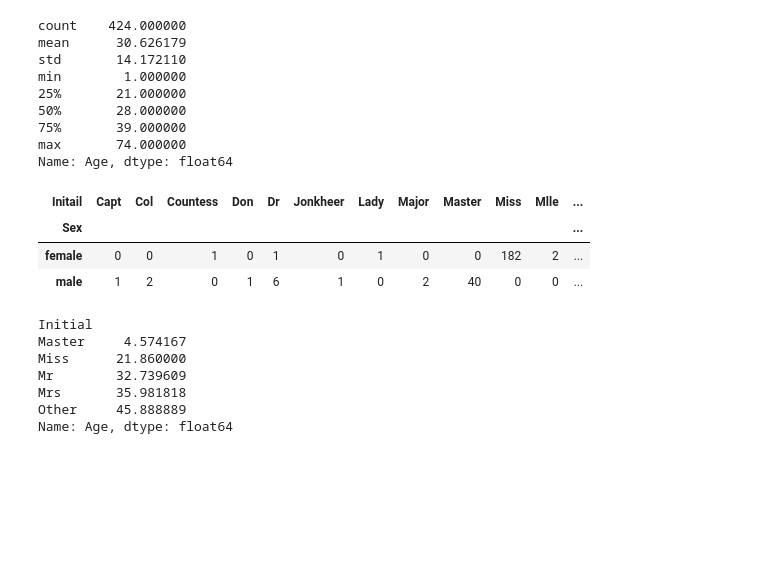
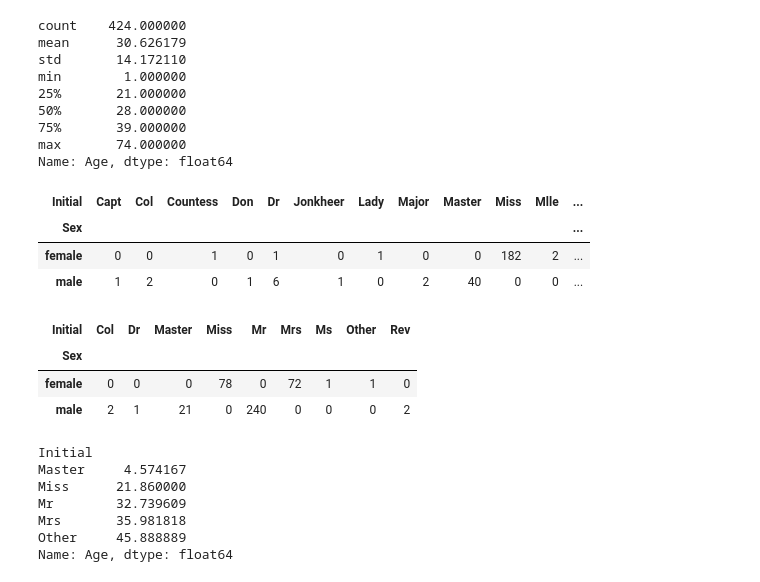
Before and after one commit to volynvlad/jup-notebook, a Jupyter notebook: kaggle/Titanic/titanic_08.02.20.ipynb, the cells around one changed output. Cells and saved outputs as stored; diff of their text form; code cells hidden in the pictures; blank space fills up the shorter version.

```diff
--- a/kaggle/Titanic/titanic_08.02.20.ipynb
+++ b/kaggle/Titanic/titanic_08.02.20.ipynb
@@ -278,7 +263,7 @@ for _ in train:
 # %%
-pd.crosstab(train.Initail, train.Sex).T
+pd.crosstab(train.Initial, train.Sex).T
 # %% [output]
-| Initail | Capt | Col | Countess | Don | Dr | Jonkheer | Lady | Major | Master | Miss | Mlle | ... |
+| Initial | Capt | Col | Countess | Don | Dr | Jonkheer | Lady | Major | Master | Miss | Mlle | ... |
 | Sex |  |  |  |  |  |  |  |  |  |  |  | ... |
 | female | 0 | 0 | 1 | 0 | 1 | 0 | 1 | 0 | 0 | 182 | 2 | ... |
 | male | 1 | 2 | 0 | 1 | 6 | 1 | 0 | 2 | 40 | 0 | 0 | ... |
@@ -285,3 +272,10 @@ pd.crosstab(train.Initail, train.Sex).T
+# %%
+pd.crosstab(test.Initial, test.Sex).T
+# %% [output]
+| Initial | Col | Dr | Master | Miss | Mr | Mrs | Ms | Other | Rev |
+| Sex |  |  |  |  |  |  |  |  |  |
+| female | 0 | 0 | 0 | 78 | 0 | 72 | 1 | 1 | 0 |
+| male | 2 | 1 | 21 | 0 | 240 | 0 | 0 | 0 | 2 |
 # %%
 train['Initial'].replace(['Mlle','Mme','Ms','Dr','Major','Lady','Countess','Jonkheer','Col','Rev','Capt','Sir','Don'],
                          ['Miss','Miss','Miss','Mr','Mr','Mrs','Mrs','Other','Other','Other','Mr','Mr','Mr'],
```
Also changed, not shown: parts of 26 cells of this notebook, 5 other files.
